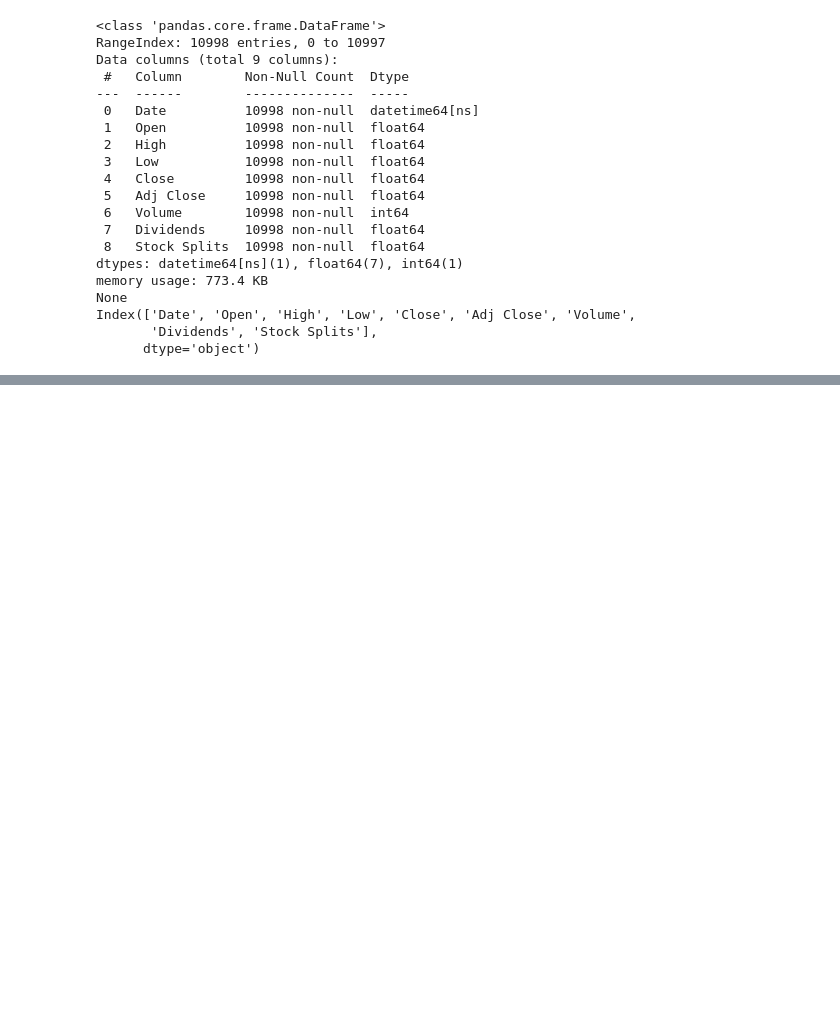
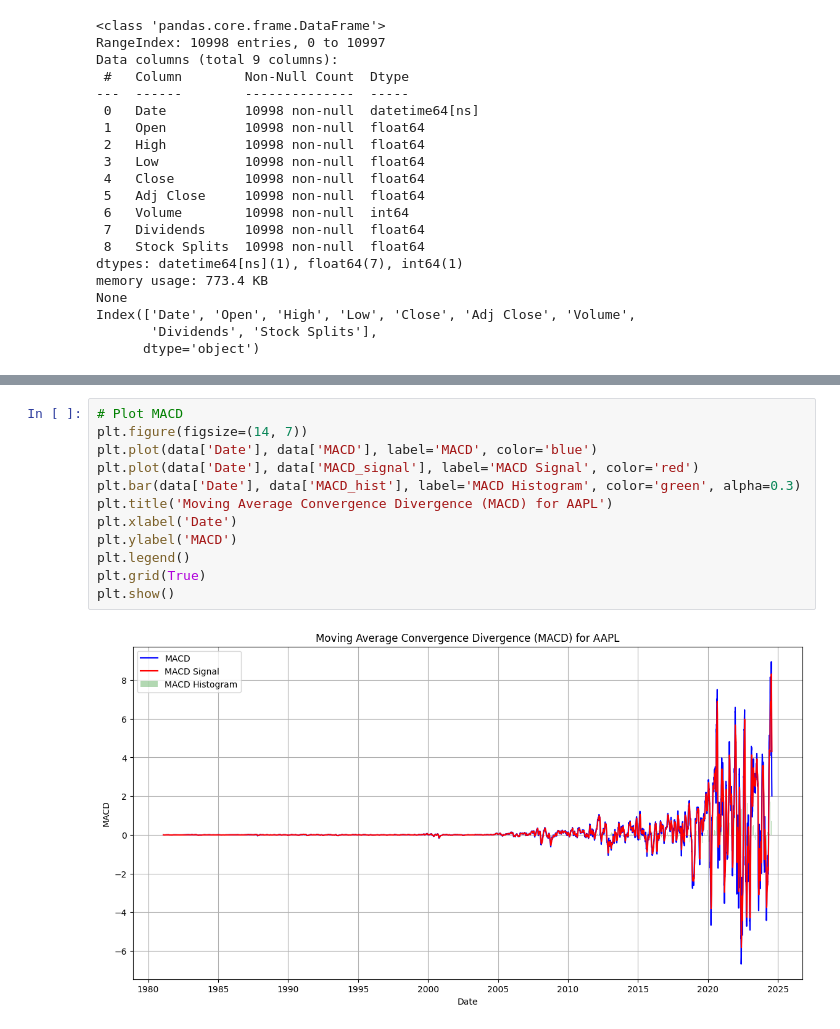
Before and after one commit to BekLG/Financial-News-Data-Analysis--KAIM-W1, a Jupyter notebook: notebooks/quantitativeAnalysis.ipynb, the cells around one changed output, grey strips where cells are left out. Drawn from its saved outputs; the diff is of its cells as text; blank space fills up the shorter version.

```diff
--- a/notebooks/quantitativeAnalysis.ipynb
+++ b/notebooks/quantitativeAnalysis.ipynb
@@ -63,0 +138,14 @@ Index(['Date', 'Open', 'High', 'Low', 'Close', 'Adj Close', 'Volume',
+# %%
+# Plot MACD
+plt.figure(figsize=(14, 7))
+plt.plot(data['Date'], data['MACD'], label='MACD', color='blue')
+plt.plot(data['Date'], data['MACD_signal'], label='MACD Signal', color='red')
+plt.bar(data['Date'], data['MACD_hist'], label='MACD Histogram', color='green', alpha=0.3)
+plt.title('Moving Average Convergence Divergence (MACD) for AAPL')
+plt.xlabel('Date')
+plt.ylabel('MACD')
+plt.legend()
+plt.grid(True)
+plt.show()
+# %% [output]
+[figure, added]
```
Also changed, not shown: parts of 6 cells of this notebook.
